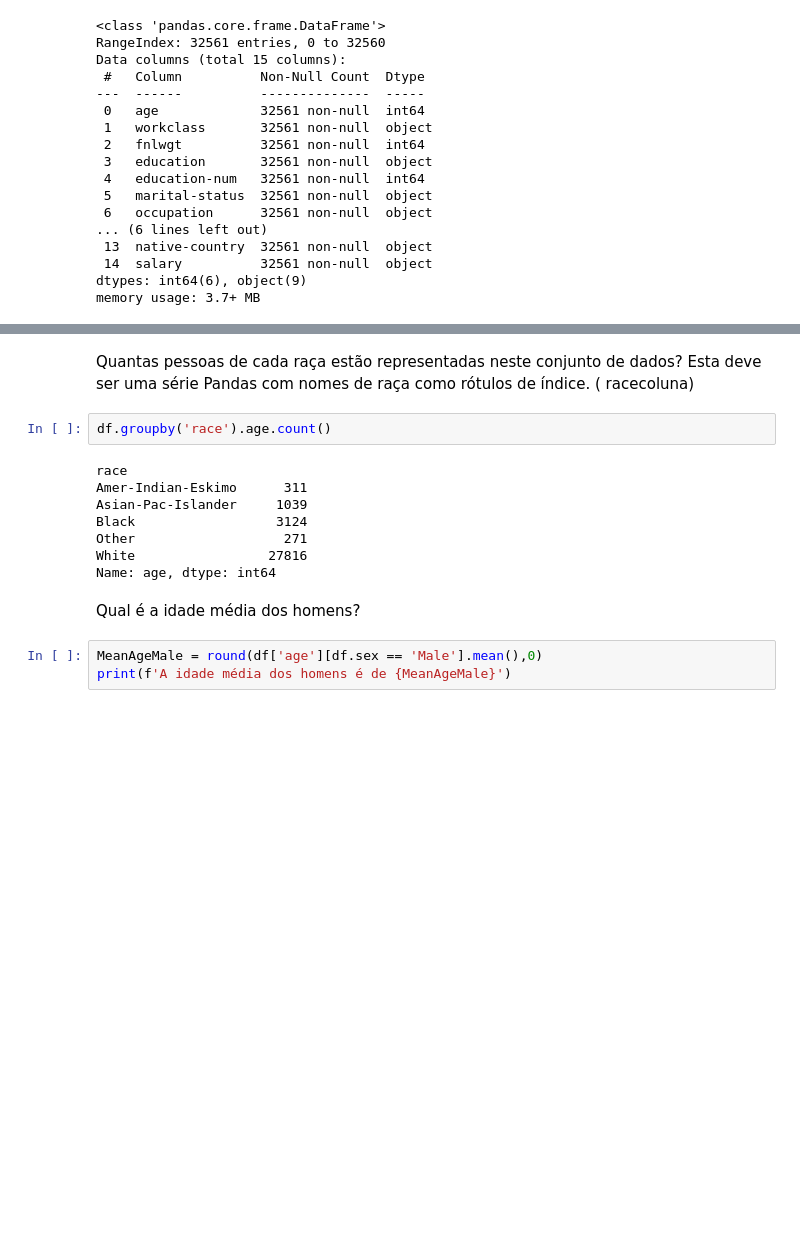
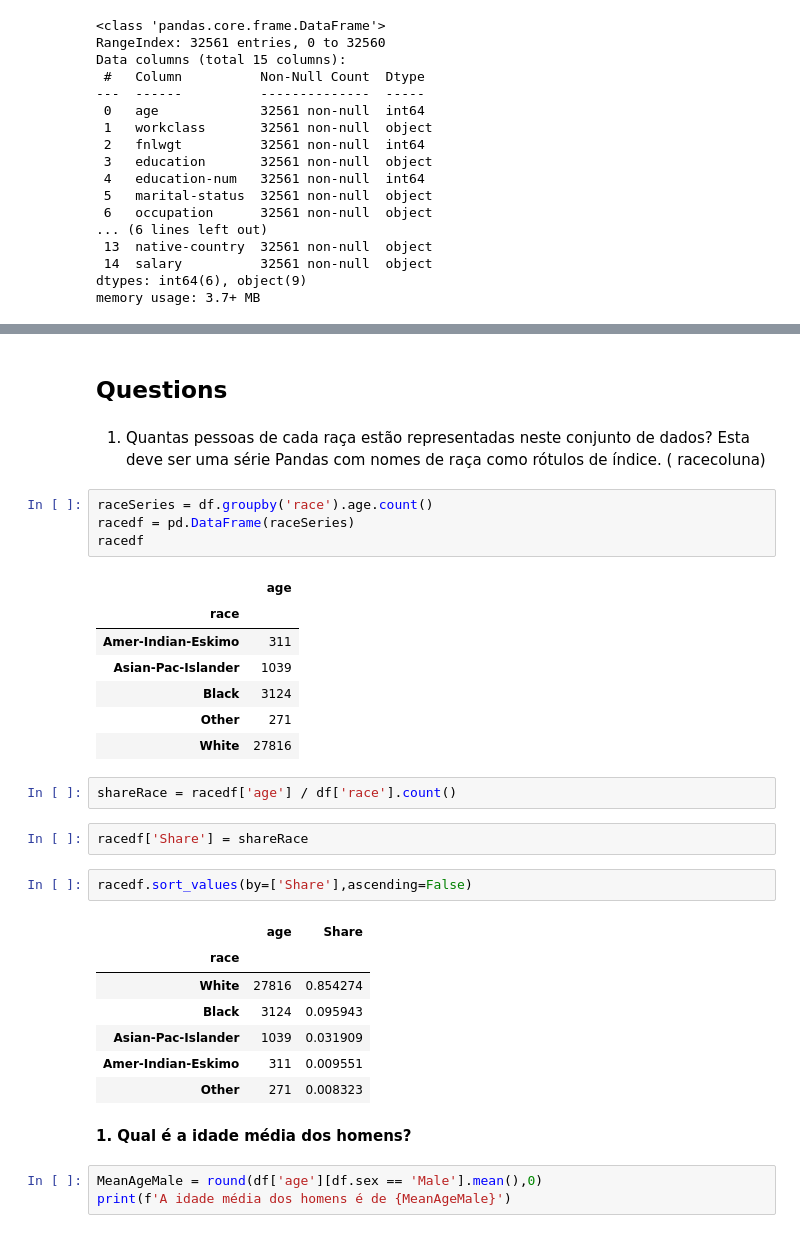
Before and after one commit to FranciniSantana/data-analysis-python-FreeCodeCamp, a Jupyter notebook: Projeto_Demographic_data_analyzer.ipynb, the cells around one changed output, grey strips where cells are left out. Drawn from its saved outputs; the diff is of its cells as text; blank space fills up the shorter version.

```diff
--- a/Projeto_Demographic_data_analyzer.ipynb
+++ b/Projeto_Demographic_data_analyzer.ipynb
@@ -68,17 +112,35 @@ df.describe()
+# %% [markdown]
+## Questions
 # %% [markdown]
-Quantas pessoas de cada raça estão representadas neste conjunto de dados? Esta deve ser uma série Pandas com nomes de raça como rótulos de índice. ( racecoluna)
+1. Quantas pessoas de cada raça estão representadas neste conjunto de dados? Esta deve ser uma série Pandas com nomes de raça como rótulos de índice. ( racecoluna)
 # %%
-df.groupby('race').age.count()
+raceSeries = df.groupby('race').age.count()
+racedf = pd.DataFrame(raceSeries)
+racedf
 # %% [output]
-race
-Amer-Indian-Eskimo      311
-Asian-Pac-Islander     1039
-Black                  3124
-Other                   271
-White                 27816
-Name: age, dtype: int64
+|  | age |
+| race |  |
+| Amer-Indian-Eskimo | 311 |
+| Asian-Pac-Islander | 1039 |
+| Black | 3124 |
+| Other | 271 |
+| White | 27816 |
+# %%
+shareRace = racedf['age'] / df['race'].count()
+# %%
+racedf['Share'] = shareRace
+# %%
+racedf.sort_values(by=['Share'],ascending=False)
+# %% [output]
+|  | age | Share |
+| race |  |  |
+| White | 27816 | 0.854274 |
+| Black | 3124 | 0.095943 |
+| Asian-Pac-Islander | 1039 | 0.031909 |
+| Amer-Indian-Eskimo | 311 | 0.009551 |
+| Other | 271 | 0.008323 |
 # %% [markdown]
-Qual é a idade média dos homens?
+**1. Qual é a idade média dos homens?**
 # %%
 MeanAgeMale = round(df['age'][df.sex == 'Male'].mean(),0)
 print(f'A idade média dos homens é de {MeanAgeMale}')
```
Also changed, not shown: parts of 25 cells of this notebook.
